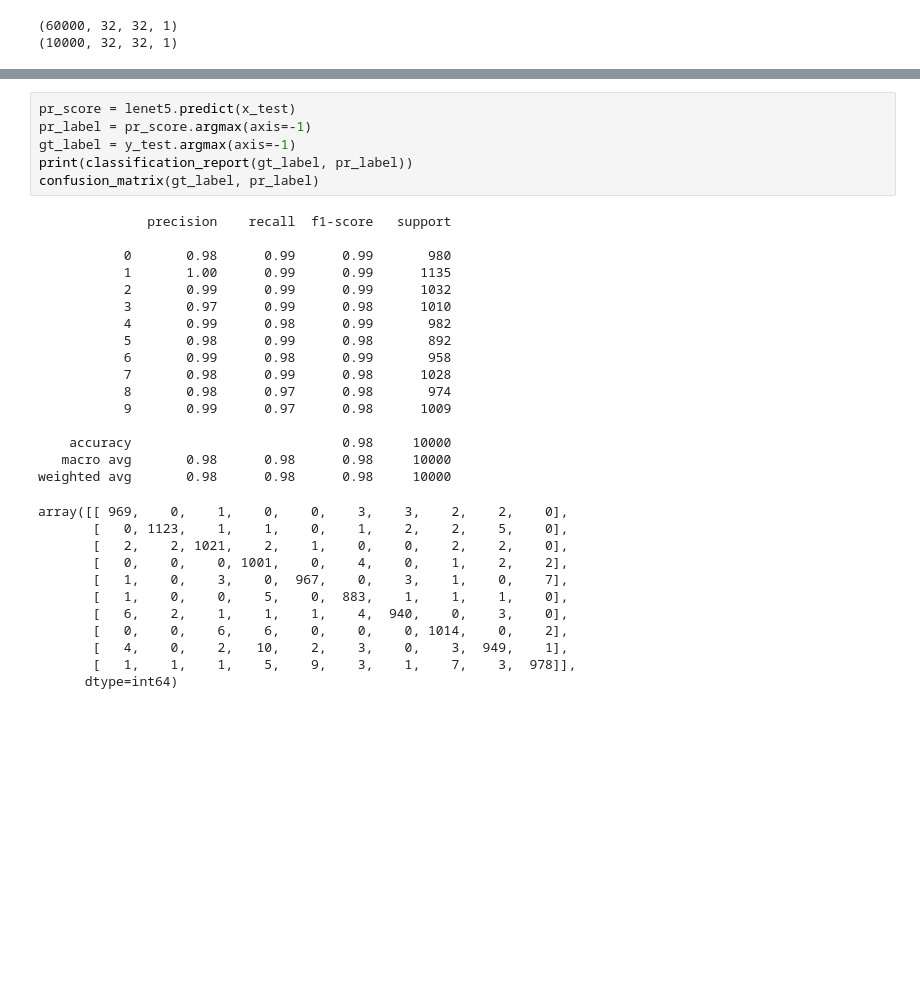
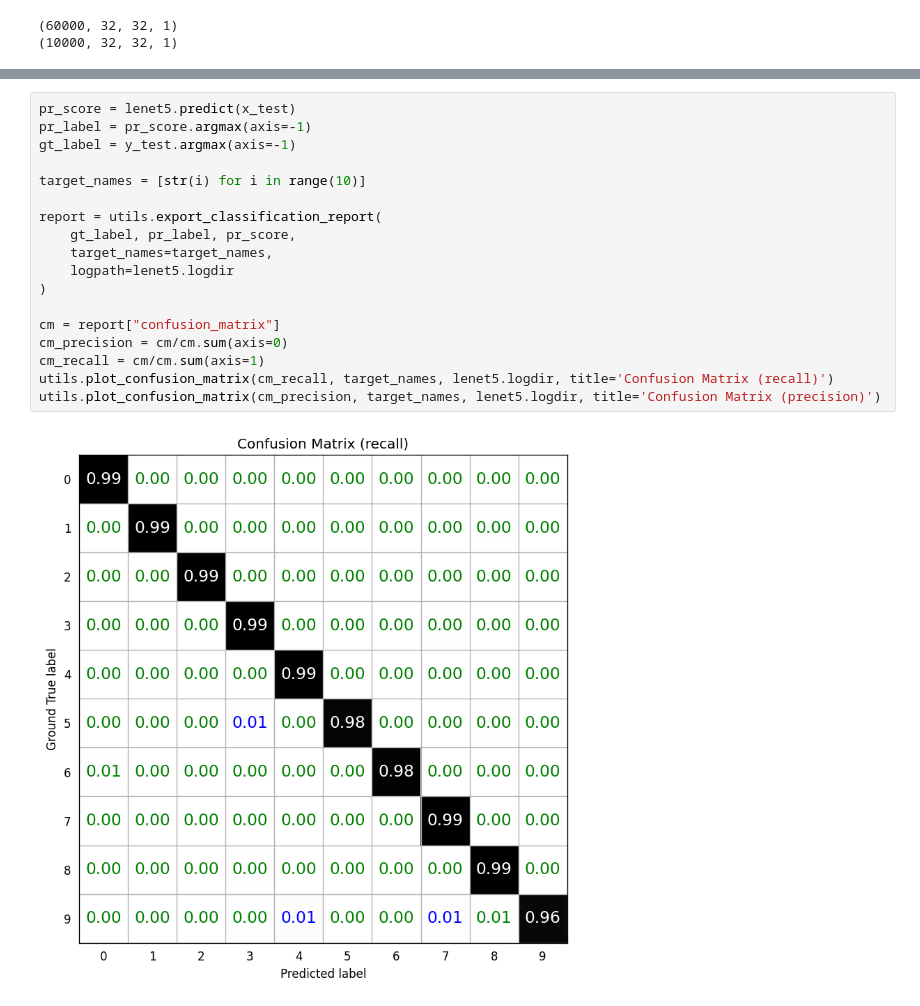
Before and after one commit to jacky10001/tf2-mycnn, a Jupyter notebook: example_lenet.ipynb, the cells around one changed output, grey strips where cells are left out. Saved outputs shown, nothing was run; the diff lists cells and outputs as text; blank space fills up the shorter version.

```diff
--- a/example_lenet.ipynb
+++ b/example_lenet.ipynb
@@ -86,34 +108,20 @@ lenet5.evaluate(x_test, y_test)
-# %%
-pr_score = lenet5.predict(x_test)
-pr_label = pr_score.argmax(axis=-1)
-gt_label = y_test.argmax(axis=-1)
-print(classification_report(gt_label, pr_label))
-confusion_matrix(gt_label, pr_label)
-# %% [output]
-              precision    recall  f1-score   support
-
-           0       0.98      0.99      0.99       980
-           1       1.00      0.99      0.99      1135
-           2       0.99      0.99      0.99      1032
-           3       0.97      0.99      0.98      1010
-           4       0.99      0.98      0.99       982
-           5       0.98      0.99      0.98       892
-           6       0.99      0.98      0.99       958
-           7       0.98      0.99      0.98      1028
-           8       0.98      0.97      0.98       974
-           9       0.99      0.97      0.98      1009
-
-    accuracy                           0.98     10000
-   macro avg       0.98      0.98      0.98     10000
-weighted avg       0.98      0.98      0.98     10000
-array([[ 969,    0,    1,    0,    0,    3,    3,    2,    2,    0],
-       [   0, 1123,    1,    1,    0,    1,    2,    2,    5,    0],
-       [   2,    2, 1021,    2,    1,    0,    0,    2,    2,    0],
-       [   0,    0,    0, 1001,    0,    4,    0,    1,    2,    2],
-       [   1,    0,    3,    0,  967,    0,    3,    1,    0,    7],
-       [   1,    0,    0,    5,    0,  883,    1,    1,    1,    0],
-       [   6,    2,    1,    1,    1,    4,  940,    0,    3,    0],
-       [   0,    0,    6,    6,    0,    0,    0, 1014,    0,    2],
-       [   4,    0,    2,   10,    2,    3,    0,    3,  949,    1],
-       [   1,    1,    1,    5,    9,    3,    1,    7,    3,  978]],
-      dtype=int64)
+# %%
+pr_score = lenet5.predict(x_test)
+pr_label = pr_score.argmax(axis=-1)
+gt_label = y_test.argmax(axis=-1)
+
+target_names = [str(i) for i in range(10)]
+
+report = utils.export_classification_report(
+    gt_label, pr_label, pr_score,
+    target_names=target_names,
+    logpath=lenet5.logdir
+)
+
+cm = report["confusion_matrix"]
+cm_precision = cm/cm.sum(axis=0)
+cm_recall = cm/cm.sum(axis=1)
+utils.plot_confusion_matrix(cm_recall, target_names, lenet5.logdir, title='Confusion Matrix (recall)')
+utils.plot_confusion_matrix(cm_precision, target_names, lenet5.logdir, title='Confusion Matrix (precision)')
+# %% [output]
+[figure, added]
```
Also changed, not shown: parts of 7 cells of this notebook, 5 other files.
